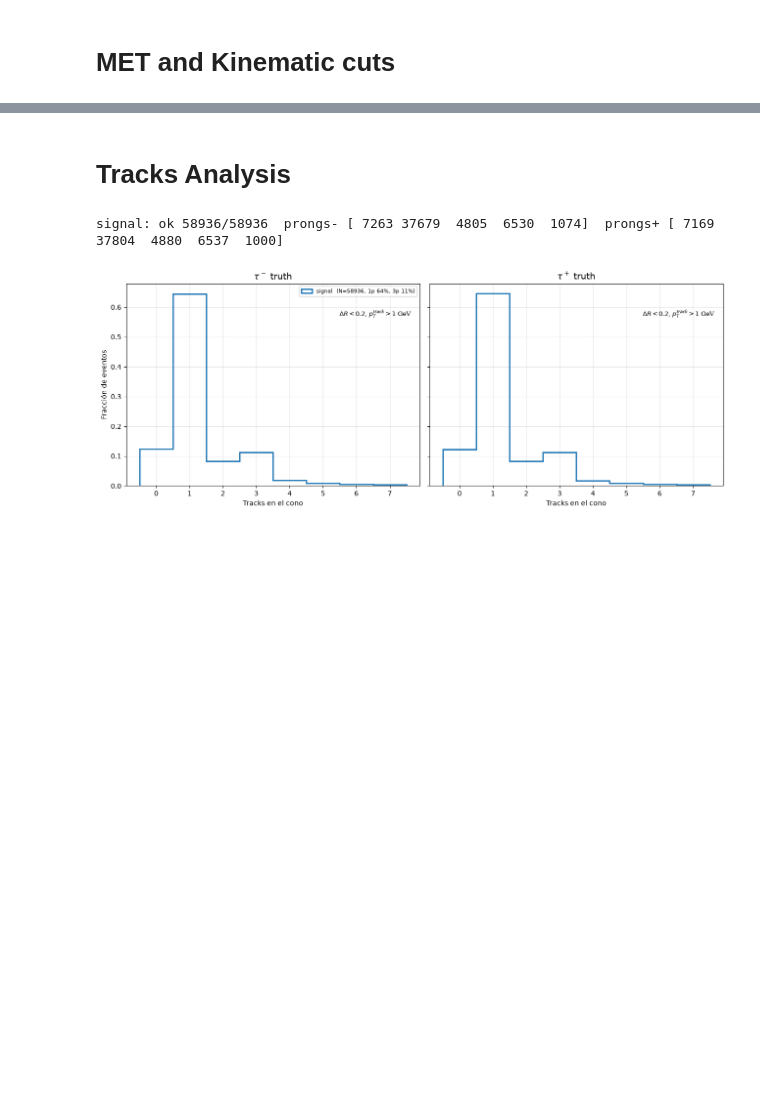
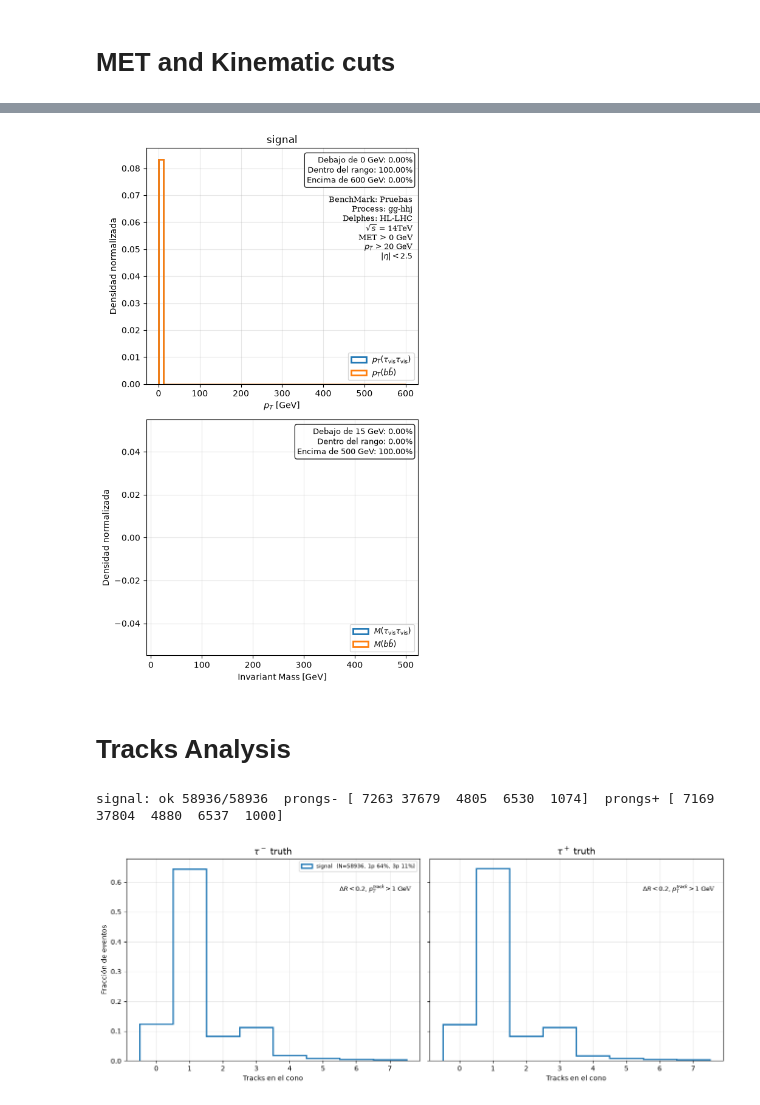
Before and after one commit to Genarobarco/diHiggs-Project, a Jupyter notebook: RecAnalysis/Rec_Onlyfile.ipynb, the cells around one changed output, grey strips where cells are left out. Saved outputs shown, nothing was run; the diff lists cells and outputs as text; code cells hidden in the pictures; blank space fills up the shorter version.

```diff
--- a/RecAnalysis/Rec_Onlyfile.ipynb
+++ b/RecAnalysis/Rec_Onlyfile.ipynb
@@ -307,3 +430,45 @@ jets, tracks, gen = build_objects(all_data, MET_LowerBond, Pre_PT_jet, Pre_eta_j
+# %%
+filas = [
+    ("pt_tautau", "pt_bb", (0, 600),  50, r"$p_T$ [GeV]",
+     r"$p_T(\tau_{\mathrm{vis}}\tau_{\mathrm{vis}})$", r"$p_T(b\bar{b})$"),
+    ("m_tautau",  "m_bb",  (15, 500), 30, r"Invariant Mass [GeV]",
+     r"$M(\tau_{\mathrm{vis}}\tau_{\mathrm{vis}})$", r"$M(b\bar{b})$"),
+]
+
+fig, axes = plt.subplots(2, len(Truth_Observables.keys()), figsize=(5.5*ncols_gen, 10), sharey='row',squeeze=False)
+for r, (k_tt, k_bb, (lo, hi), nbins, xlabel, lab_tt, lab_bb) in enumerate(filas):
+    for c, key in enumerate(Truth_Observables):
+        ax = axes[r, c]
+        li, ls, p_deb, p_den, p_enc = calculo_rangos(lo, hi, [Truth_Observables[key][k_tt], Truth_Observables[key][k_bb]])
+
+        kw = dict(bins=nbins, density=True, range=(li, ls), histtype="step", linewidth=2)
+        ax.hist(ak.to_numpy(Truth_Observables[key][k_tt]), label=lab_tt, **kw)
+        ax.hist(ak.to_numpy(Truth_Observables[key][k_bb]), label=lab_bb, **kw)
+
+        ax.set_xlabel(xlabel)
+        ax.legend(loc="lower right", fontsize=9)
+        ax.grid(alpha=0.3)
+
+        txt = (f"Debajo de {li} GeV: {p_deb:.2f}%\n"
+               f"Dentro del rango: {p_den:.2f}%\n"
+               f"Encima de {ls} GeV: {p_enc:.2f}%")
+        ax.text(0.98, 0.97, txt, transform=ax.transAxes, ha="right", va="top",
+                fontsize=9, bbox=dict(boxstyle="round", facecolor="white", alpha=0.85))
+
+        if r == 0:
+            ax.set_title(fr'{key}')
+
+axes[0, 0].set_ylabel("Densidad normalizada")
+axes[1, 0].set_ylabel("Densidad normalizada")
+
+axes[0, 0].text(0.98, 0.80, Data_text_ID_jets, transform=axes[0, 0].transAxes, ha="right", va="top",
+         fontsize=9, family="DejaVu Serif")
+
+fig.tight_layout(rect=(0, 0, 1, 0.93))
+fig.savefig(f"{selected_data_folder_path_truth}/pT_and_IM_pairs.png", dpi=300)
+plt.show()
+# %% [output]
+[figure, added]
 # %% [markdown]
 # Tracks Analysis
 # %%
```
Also changed, not shown: parts of 9 cells of this notebook, 7 other files.
